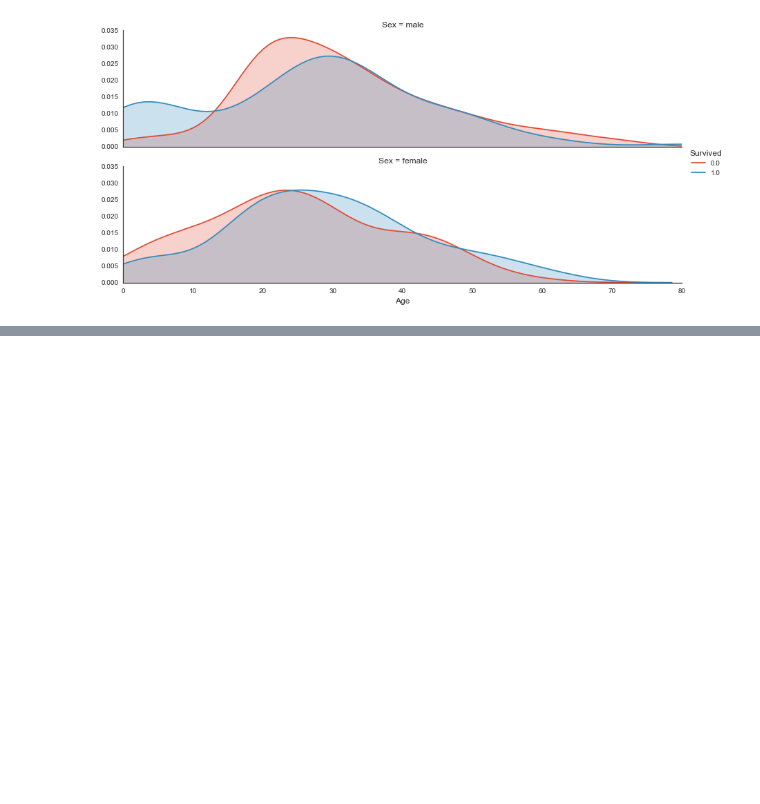
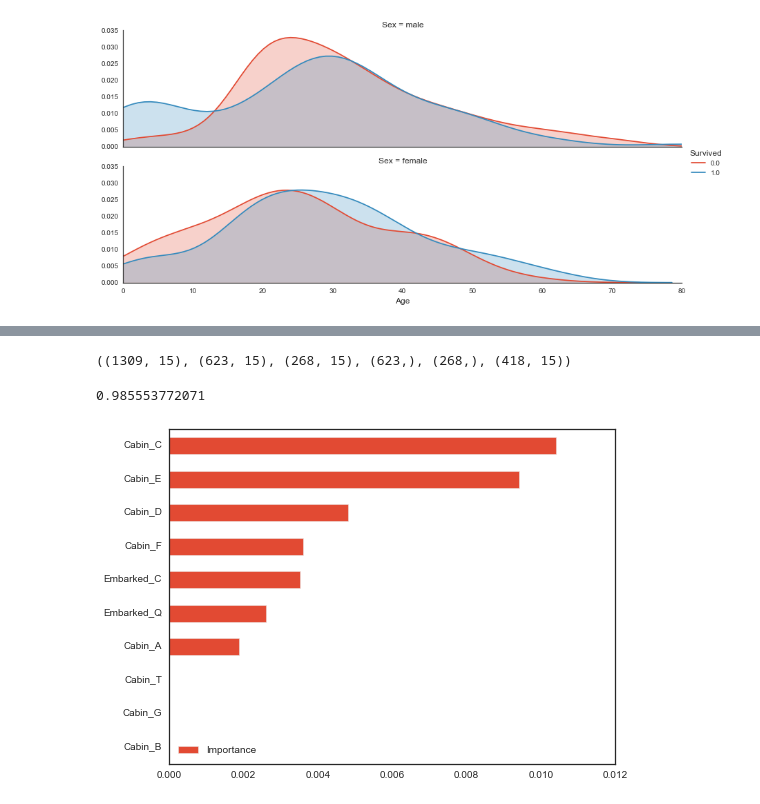
Before and after one commit to MadhaoWagh/Titanic, a Jupyter notebook: Notebook1.ipynb, the cells around one changed output, grey strips where cells are left out. Cells and saved outputs as stored; diff of their text form; code cells hidden in the pictures; blank space fills up the shorter version.

Commit message:
Completing the data engineering part of the exercise

```diff
--- a/Notebook1.ipynb
+++ b/Notebook1.ipynb
@@ -141,0 +171,11 @@ plot_distribution( titanic , var = 'Age' , target = 'Survived' , row = 'Sex' )
+# %%
+# Create dataset
+imputed = pd.DataFrame()
+
+# Fill missing values of Age with the average of Age (mean)
+imputed[ 'Age' ] = full.Age.fillna( full.Age.mean() )
+
+# Fill missing values of Fare with the average of Fare (mean)
+imputed[ 'Fare' ] = full.Fare.fillna( full.Fare.mean() )
+
+imputed.head()
@@ -141,0 +230,13 @@ plot_distribution( titanic , var = 'Age' , target = 'Survived' , row = 'Sex' )
+# %%
+cabin = pd.DataFrame()
+
+# replacing missing cabins with U (for Uknown)
+cabin[ 'Cabin' ] = full.Cabin.fillna( 'U' )
+
+# mapping each Cabin value with the cabin letter
+cabin[ 'Cabin' ] = cabin[ 'Cabin' ].map( lambda c : c[0] )
+
+# dummy encoding ...
+cabin = pd.get_dummies( cabin['Cabin'] , prefix = 'Cabin' )
+
+cabin
@@ -141,0 +353,6 @@ plot_distribution( titanic , var = 'Age' , target = 'Survived' , row = 'Sex' )
+# %%
+# Select which features/variables to include in the dataset from the list below:
+# imputed , embarked , pclass , sex , family , cabin , ticket
+
+full_X = pd.concat( [ imputed , embarked , cabin , sex ] , axis=1 )
+full_X.head()
@@ -141,0 +366,15 @@ plot_distribution( titanic , var = 'Age' , target = 'Survived' , row = 'Sex' )
+# %%
+# Create all datasets that are necessary to train, validate and test models
+train_valid_X = full_X[ 0:891 ]
+train_valid_y = titanic.Survived
+test_X = full_X[ 891: ]
+train_X , valid_X , train_y , valid_y = train_test_split( train_valid_X , train_valid_y , train_size = .7 )
+
+print (full_X.shape , train_X.shape , valid_X.shape , train_y.shape , valid_y.shape , test_X.shape)
+# %% [output]
+((1309, 15), (623, 15), (268, 15), (623,), (268,), (418, 15))
+# %%
+plot_variable_importance(train_X, train_y)
+# %% [output]
+0.985553772071
+[figure, added]
```
Also changed, not shown: parts of 14 cells of this notebook.
